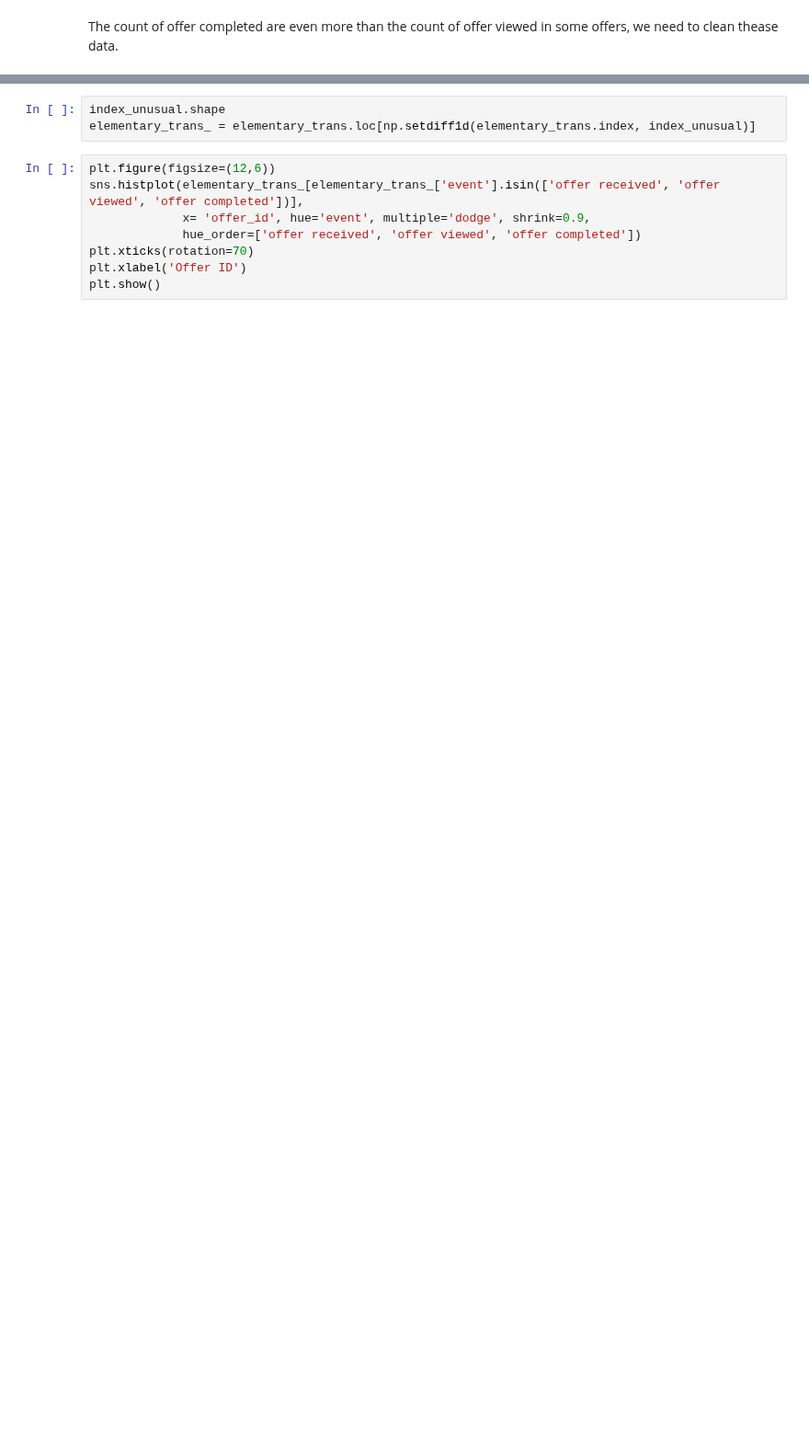
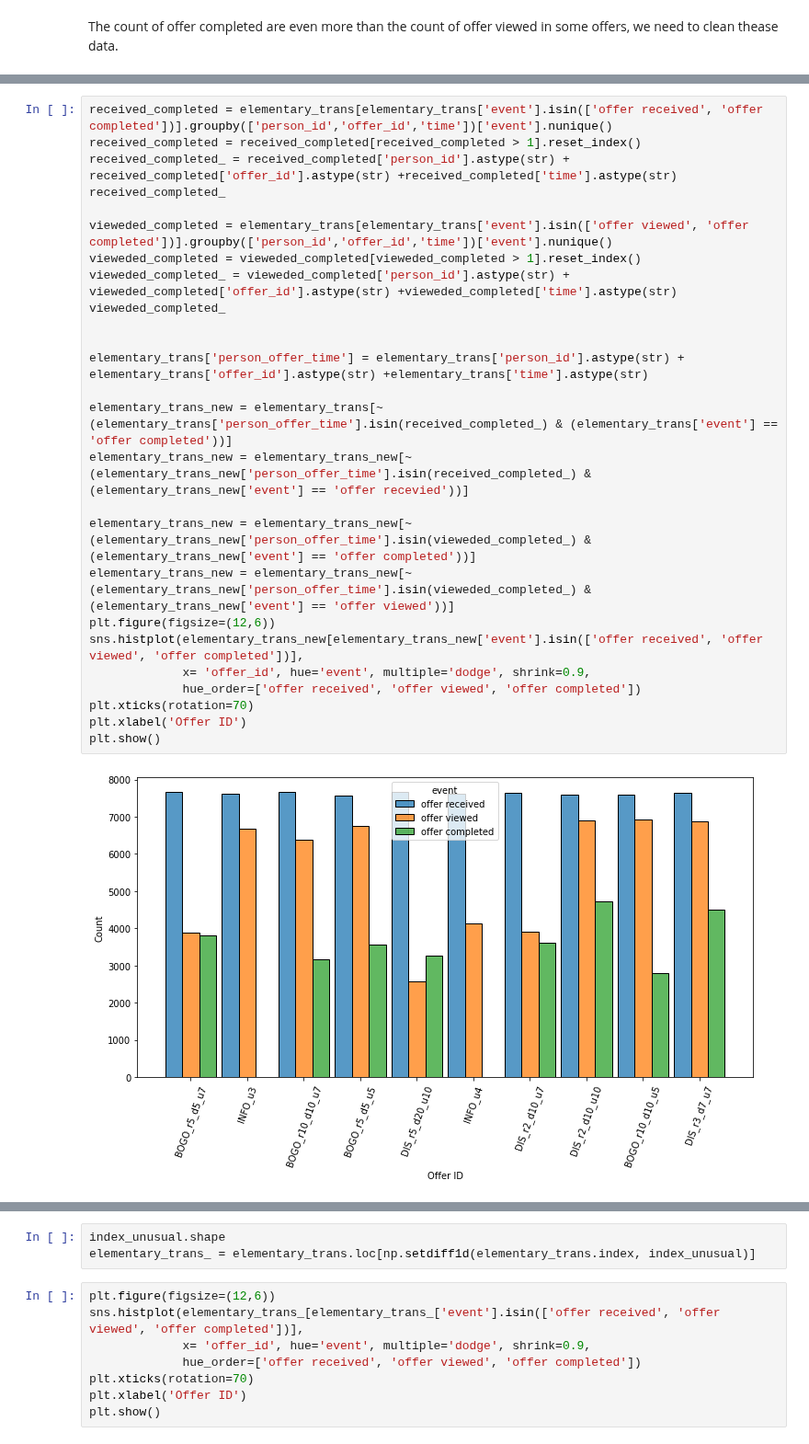
Before and after one commit to venson/starbucks, a Jupyter notebook: Starbucks_Capstone_notebook.ipynb, the cells around one changed output, grey strips where cells are left out. Shown at 92% size. Drawn from its saved outputs; the diff is of its cells as text; blank space fills up the shorter version.

```diff
--- a/Starbucks_Capstone_notebook.ipynb
+++ b/Starbucks_Capstone_notebook.ipynb
@@ -520,0 +669,28 @@ b = get_index_unusual(person_14)
+# %%
+received_completed = elementary_trans[elementary_trans['event'].isin(['offer received', 'offer completed'])].groupby(['person_id','offer_id','time'])['event'].nunique()
+received_completed = received_completed[received_completed > 1].reset_index()
+received_completed_ = received_completed['person_id'].astype(str) + received_completed['offer_id'].astype(str) +received_completed['time'].astype(str)
+received_completed_
+
+vieweded_completed = elementary_trans[elementary_trans['event'].isin(['offer viewed', 'offer completed'])].groupby(['person_id','offer_id','time'])['event'].nunique()
+vieweded_completed = vieweded_completed[vieweded_completed > 1].reset_index()
+vieweded_completed_ = vieweded_completed['person_id'].astype(str) + vieweded_completed['offer_id'].astype(str) +vieweded_completed['time'].astype(str)
+vieweded_completed_
+
+
+elementary_trans['person_offer_time'] = elementary_trans['person_id'].astype(str) + elementary_trans['offer_id'].astype(str) +elementary_trans['time'].astype(str)
+
+elementary_trans_new = elementary_trans[~ (elementary_trans['person_offer_time'].isin(received_completed_) & (elementary_trans['event'] == 'offer completed'))]
+elementary_trans_new = elementary_trans_new[~ (elementary_trans_new['person_offer_time'].isin(received_completed_) & (elementary_trans_new['event'] == 'offer recevied'))]
+
+elementary_trans_new = elementary_trans_new[~ (elementary_trans_new['person_offer_time'].isin(vieweded_completed_) & (elementary_trans_new['event'] == 'offer completed'))]
+elementary_trans_new = elementary_trans_new[~ (elementary_trans_new['person_offer_time'].isin(vieweded_completed_) & (elementary_trans_new['event'] == 'offer viewed'))]
+plt.figure(figsize=(12,6))
+sns.histplot(elementary_trans_new[elementary_trans_new['event'].isin(['offer received', 'offer viewed', 'offer completed'])],
+             x= 'offer_id', hue='event', multiple='dodge', shrink=0.9,
+             hue_order=['offer received', 'offer viewed', 'offer completed'])
+plt.xticks(rotation=70)
+plt.xlabel('Offer ID')
+plt.show()
+# %% [output]
+[figure, added]
```
Also changed, not shown: parts of 15 cells of this notebook.
